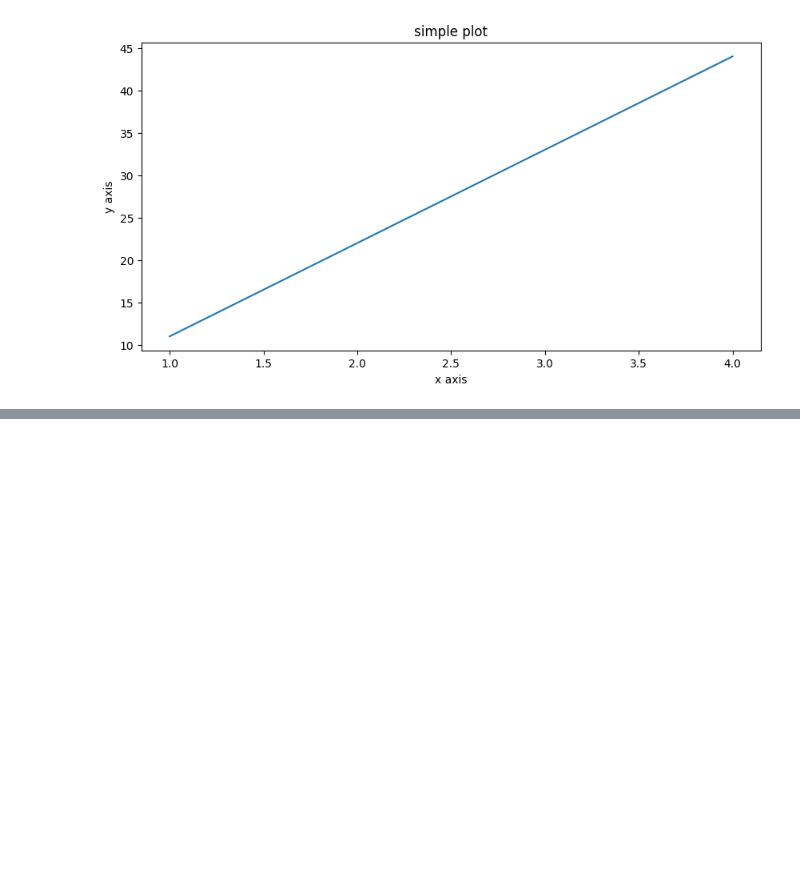
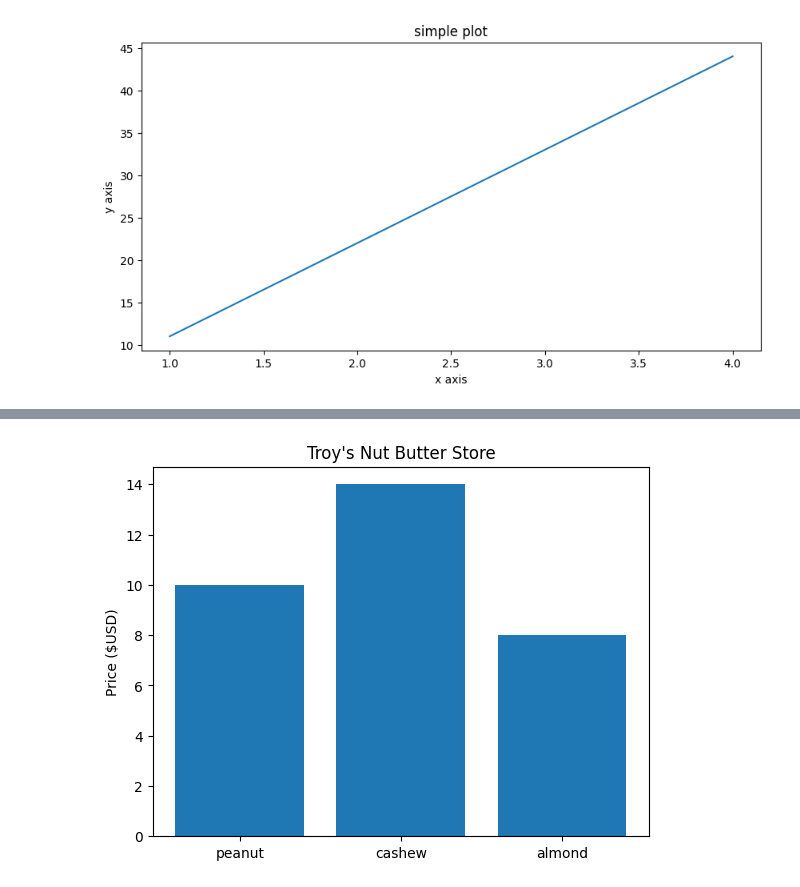
Before and after one commit to thewesternfront/Jupyter_Testintg_Jetbrains, a Jupyter notebook: Introduction-to-MatplotLib.ipynb, the cells around one changed output, grey strips where cells are left out. Drawn from its saved outputs; the diff is of its cells as text; code cells hidden in the pictures; blank space fills up the shorter version.

```diff
--- a/Introduction-to-MatplotLib.ipynb
+++ b/Introduction-to-MatplotLib.ipynb
@@ -44,0 +84,11 @@ fig.savefig("sampleplot.png")
+# %%
+# Create a plot from a Dictionary
+nut_butter_prices = {'peanut': 10, 'cashew': 14, 'almond': 8}
+fig, ax = plt.subplots()
+#ax.bar(nut_butter_prices.keys(), nut_butter_prices.values())
+key = nut_butter_prices.keys()
+val =  nut_butter_prices.values()
+ax.bar(key, val)
+ax.set(title = "Troy's Nut Butter Store", ylabel = "Price ($USD)");
+# %% [output]
+[figure, added]
```
Also changed, not shown: parts of 7 cells of this notebook, 3 other files.
